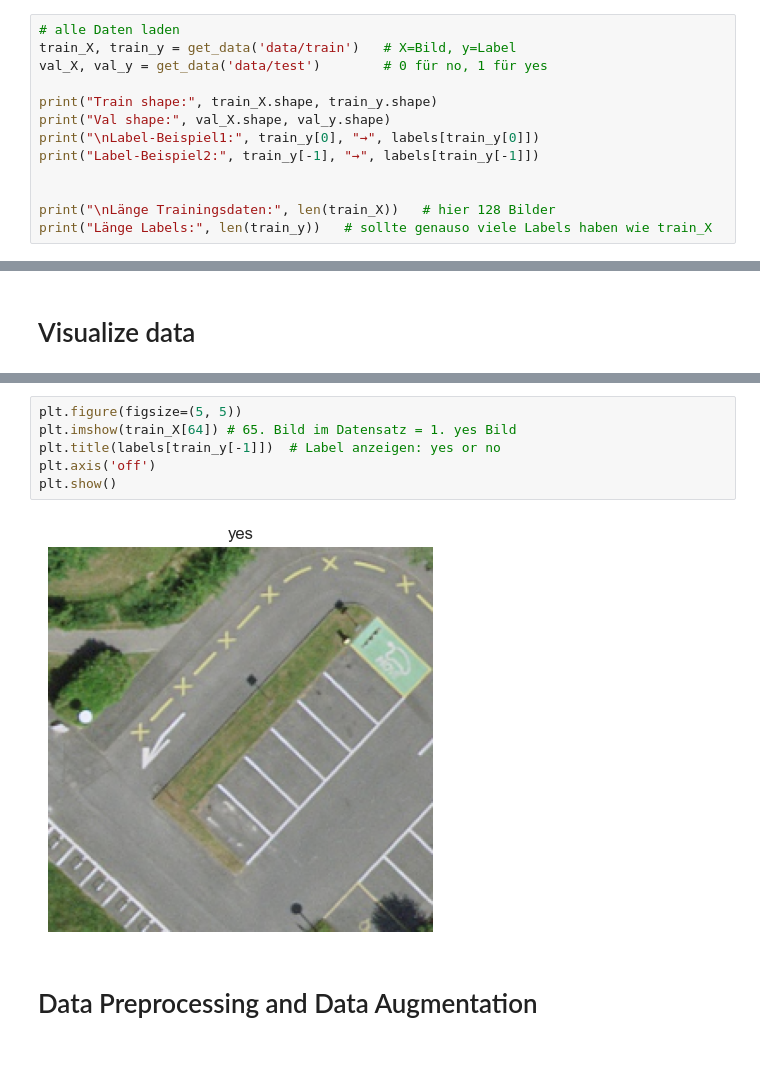
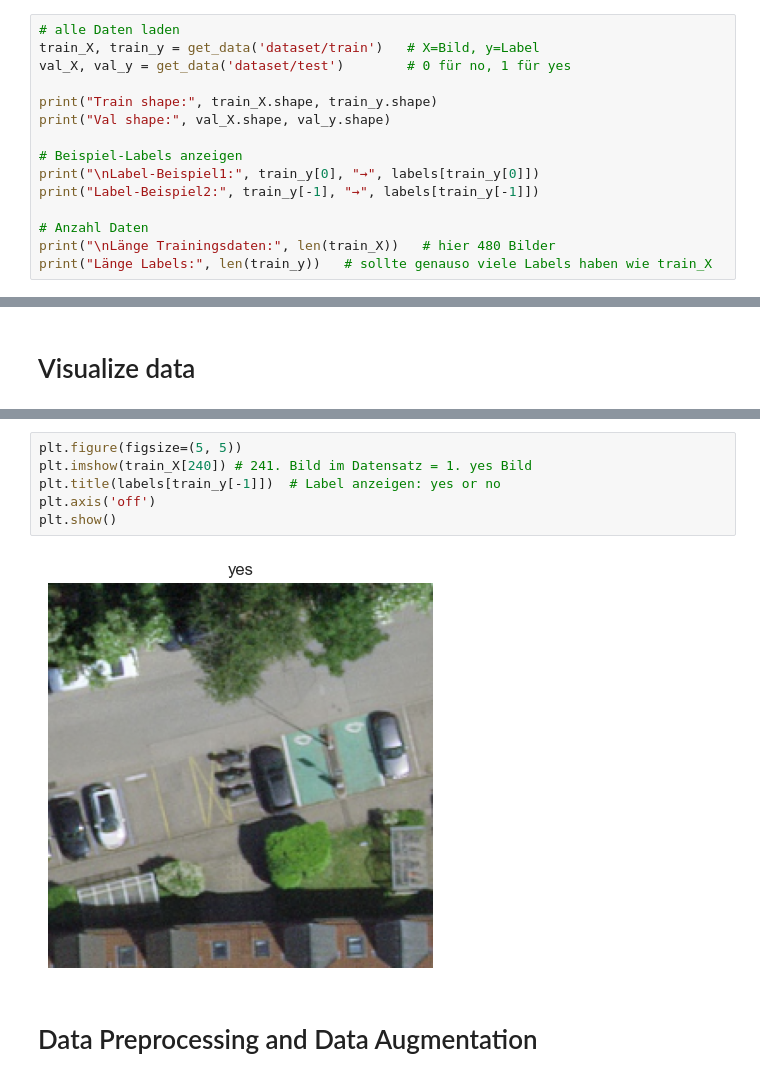
Before and after one commit to simonjruegg/SBDEPS, a Jupyter notebook: green1.ipynb, the cells around one changed output, grey strips where cells are left out. Saved outputs shown, nothing was run; the diff lists cells and outputs as text.

```diff
--- a/green1.ipynb
+++ b/green1.ipynb
@@ -54,15 +57,17 @@ def get_data(data_dir):
     return np.array(X), np.array(y)
 # %%
 # alle Daten laden
-train_X, train_y = get_data('data/train')   # X=Bild, y=Label
-val_X, val_y = get_data('data/test')        # 0 für no, 1 für yes
+train_X, train_y = get_data('dataset/train')   # X=Bild, y=Label
+val_X, val_y = get_data('dataset/test')        # 0 für no, 1 für yes
 
 print("Train shape:", train_X.shape, train_y.shape)
 print("Val shape:", val_X.shape, val_y.shape)
+
+# Beispiel-Labels anzeigen
 print("\nLabel-Beispiel1:", train_y[0], "→", labels[train_y[0]])
 print("Label-Beispiel2:", train_y[-1], "→", labels[train_y[-1]])
 
-
-print("\nLänge Trainingsdaten:", len(train_X))   # hier 128 Bilder
+# Anzahl Daten
+print("\nLänge Trainingsdaten:", len(train_X))   # hier 480 Bilder
 print("Länge Labels:", len(train_y))   # sollte genauso viele Labels haben wie train_X
 # %% [output]
@@ -103,10 +108,10 @@ plt.show()
 # %%
 plt.figure(figsize=(5, 5))
-plt.imshow(train_X[64]) # 65. Bild im Datensatz = 1. yes Bild
+plt.imshow(train_X[240]) # 241. Bild im Datensatz = 1. yes Bild
 plt.title(labels[train_y[-1]])  # Label anzeigen: yes or no
 plt.axis('off')
 plt.show()
 # %% [output]
-[figure, old version]
+[figure, new version]
 # %% [markdown]
 # Data Preprocessing and Data Augmentation
```
Also changed, not shown: parts of 14 cells of this notebook.
